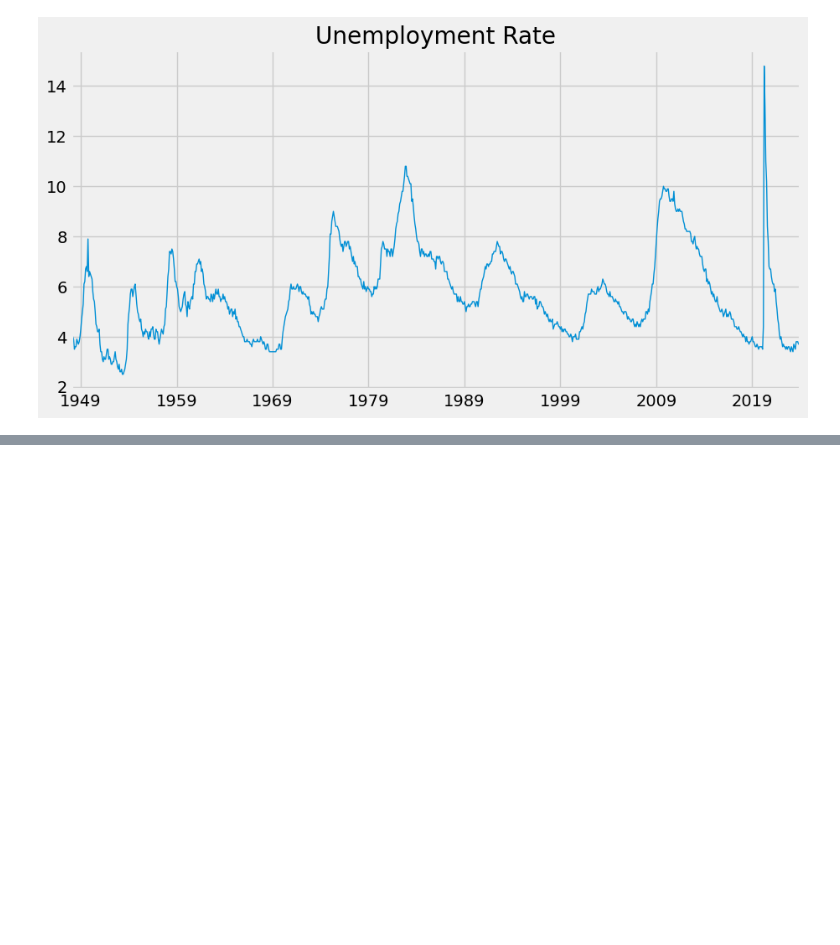
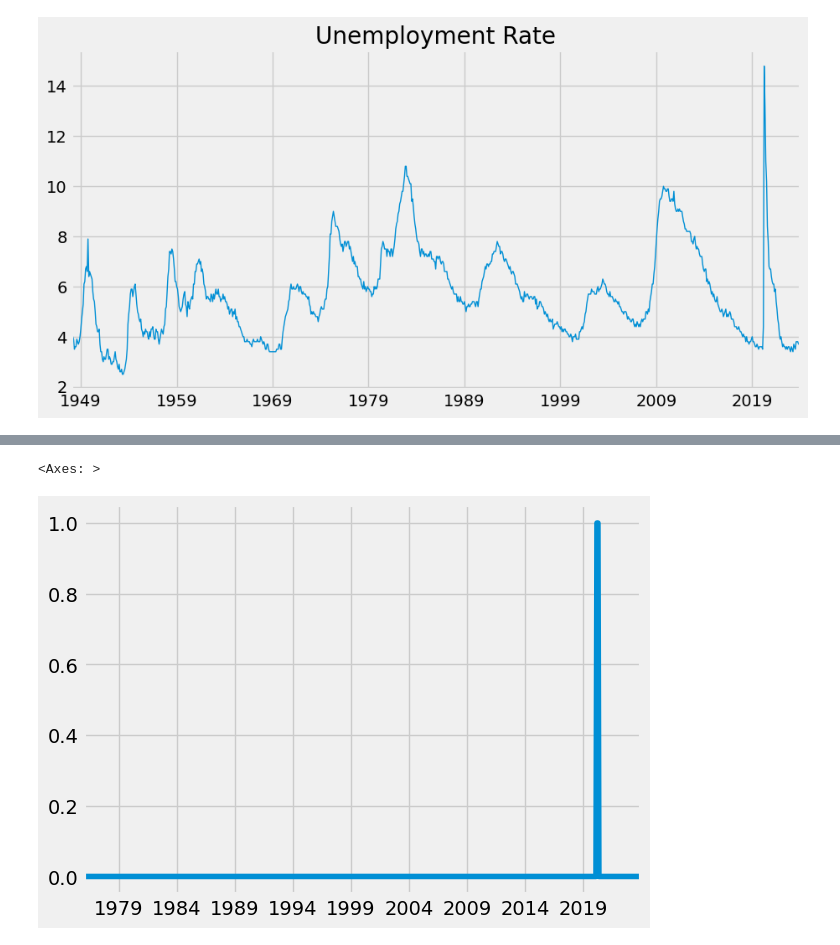
Before and after one commit to ctibby/economic_data_analysis, a Jupyter notebook: analysiswithfredandpandas.ipynb, the cells around one changed output, grey strips where cells are left out. Saved outputs shown, nothing was run; the diff lists cells and outputs as text; code cells hidden in the pictures; blank space fills up the shorter version.

Commit message:
Finished plotting unemployment rates/state

```diff
--- a/analysiswithfredandpandas.ipynb
+++ b/analysiswithfredandpandas.ipynb
@@ -94,6 +94,7 @@ unemp_df = fred.search('state unemployment', filter=('frequency', 'Monthly'))
 unemp_df = unemp_df.query('seasonal_adjustment == "Seasonally Adjusted" and units == "Percent"')
 # %%
 unemp_df = unemp_df.loc[unemp_df['title'].str.contains('Unemployment Rate')]
+unemp_df = unemp_df.loc[unemp_df['id'].str.len()==4]
 # %%
 all_results = []
 
@@ -102,4 +103,4 @@ for myid in unemp_df.index:
     results = results.to_frame(name=myid)
     all_results.append(results)
 # %%
-pd.concat(all_results, axis=1)
+uemp_states = pd.concat(all_results, axis=1)
@@ -119,0 +123,7 @@ pd.concat(all_results, axis=1)
+# %%
+#Check for Null Values
+
+uemp_states.isna().sum(axis=1).plot()
+# %% [output]
+<Axes: >
+[figure, added]
```
Also changed, not shown: parts of 11 cells of this notebook.
